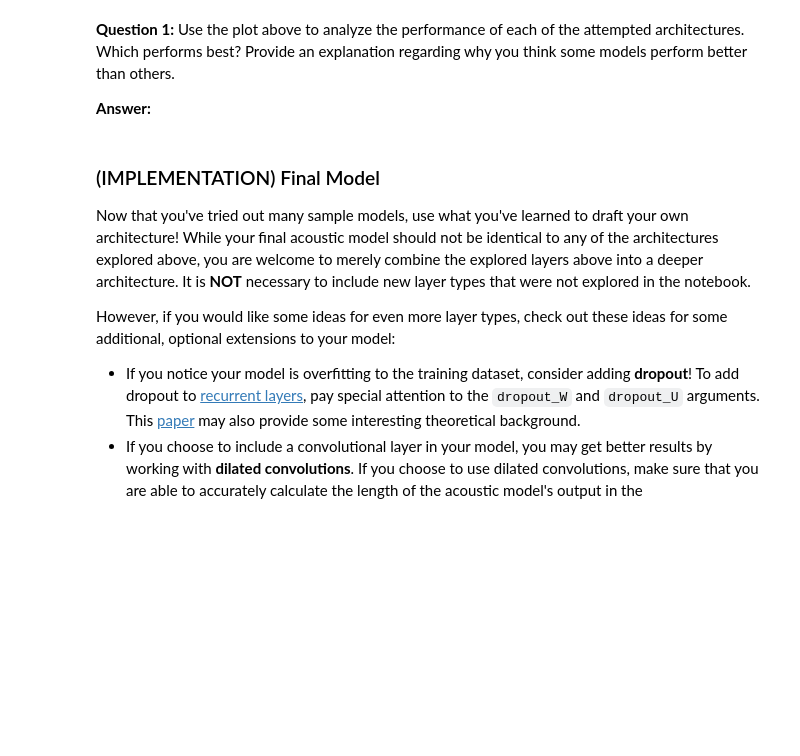
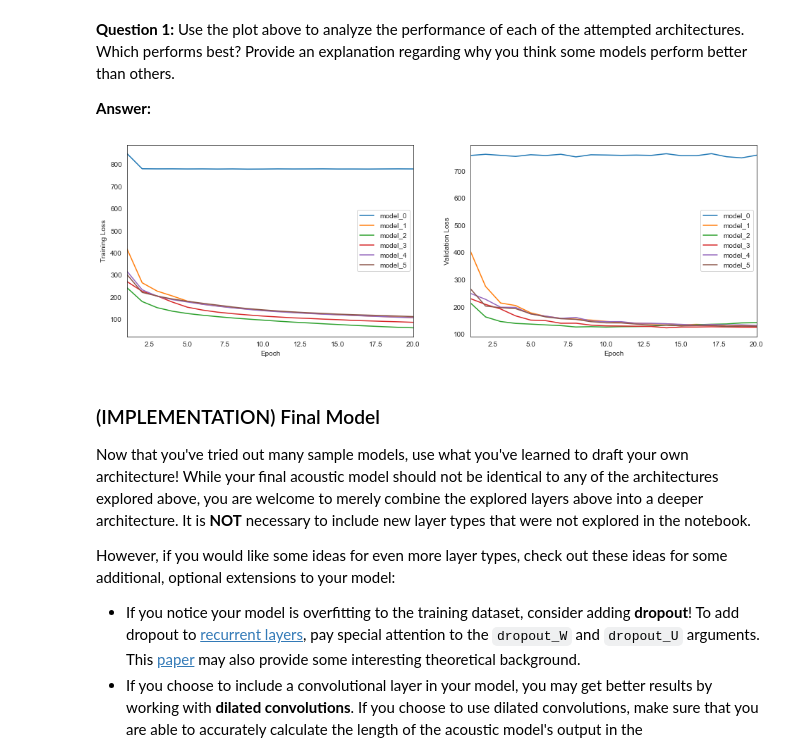
Before and after one commit to sdonatti/nd892-project-dnn-speech-recognizer, a Jupyter notebook: vui_notebook.ipynb, the cells around one changed output. Cells and saved outputs as stored; diff of their text form; code cells hidden in the pictures; blank space fills up the shorter version.

Commit message:
Feature: Generate models from all architecture variants

```diff
--- a/vui_notebook.ipynb
+++ b/vui_notebook.ipynb
@@ -470,7 +1257,9 @@ __Question 1:__ Use the plot above to analyze the performance of each of the att
 __Answer:__
 # %%
 # plot model 0-5 references
-compare_models([m for m in all_pickles if 'model' in m and not 'model_end' in m])
+compare_models([m for m in all_pickles if 'model' in m and 'model_end' not in m])
+# %% [output]
+[figure, added]
 # %% [markdown]
 <a id='final'></a>
 ### (IMPLEMENTATION) Final Model
```
Also changed, not shown: parts of 56 cells of this notebook.
